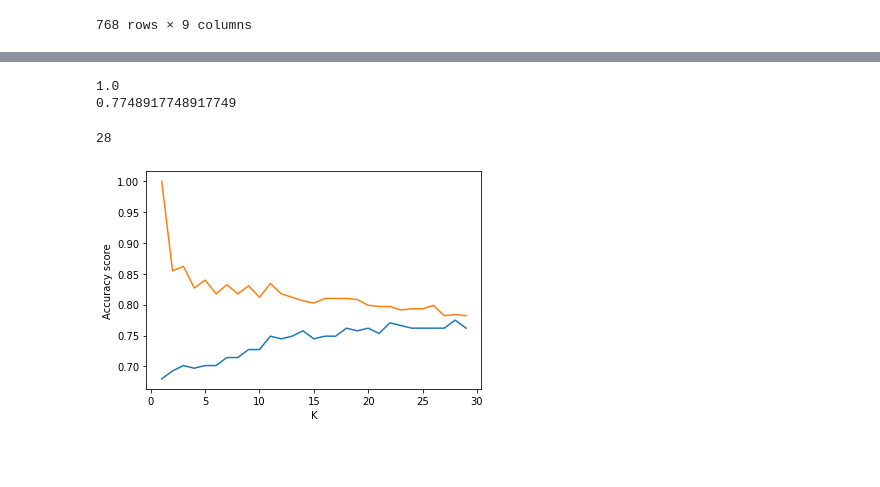
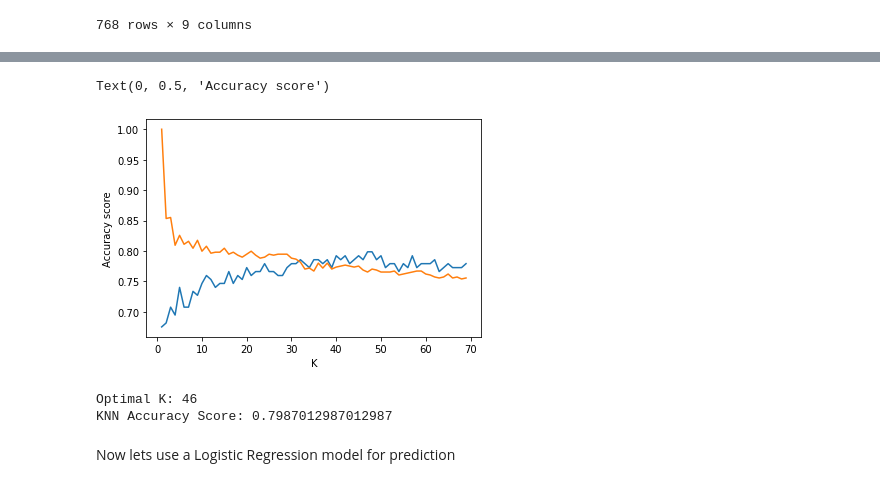
Before and after one commit to arminrm/IBM_data-science, a Jupyter notebook: Kaggle-datasets/Diabetes/diabetes.ipynb, the cells around one changed output, grey strips where cells are left out. Saved outputs shown, nothing was run; the diff lists cells and outputs as text; code cells hidden in the pictures; blank space fills up the shorter version.

```diff
--- a/Kaggle-datasets/Diabetes/diabetes.ipynb
+++ b/Kaggle-datasets/Diabetes/diabetes.ipynb
@@ -5,7 +5,7 @@ import seaborn as sns
 import matplotlib.pyplot as plt
 %matplotlib inline
 # %%
-df = pd.read_csv("C:\\Users\\armin\\Downloads\\diabetes.csv")
+df = pd.read_csv("C:\\Users\\armin\\Downloads\\IBM_data-science\\Kaggle-datasets\\Diabetes\\diabetes.csv")
 print(df.head(5))
 # %% [output]
    Pregnancies  Glucose  BloodPressure  SkinThickness  Insulin   BMI  \
@@ -98,6 +116,5 @@ for col in columns:
 # %%
 #Create model
-
 from sklearn.neighbors import KNeighborsClassifier
 from sklearn.metrics import jaccard_score, accuracy_score
 from sklearn.model_selection import train_test_split
@@ -108,33 +125,34 @@ test_score = []
 X = df.drop("Outcome", axis=1)
 y = df["Outcome"]
 
-for i in range(1,30):
+for i in range(1,70):
 
-    X_train, X_test, y_train, y_test = train_test_split(X, y, test_size=0.3, random_state=42)
+    X_train, X_test, y_train, y_test = train_test_split(X, y, test_size=0.2,random_state=42)
     knn = KNeighborsClassifier(i)
     knn.fit(X_train, y_train)
 
     train_pred = knn.predict(X_train)
     test_pred = knn.predict(X_test)
 
+    plt.hist()
+
     train_score.append(accuracy_score(train_pred, y_train))
     test_score.append(accuracy_score(test_pred, y_test ))
-
-print(max(train_score))
-print(max(test_score))
-# %% [output]
-1.0
-0.7748917748917749
 # %%
-for i, score in enumerate(test_score):
-    if score == max(test_score):
-        index = i + 1
+index = test_score.index(max(test_score))
 
-sns.lineplot(range(1, 30), y=test_score)
-sns.lineplot(range(1, 30), y=train_score)
+sns.lineplot(range(1, 70), y=test_score)
+sns.lineplot(range(1, 70), y=train_score)
 plt.xlabel("K")
 plt.ylabel("Accuracy score")
-index
 # %% [output]
-28
+Text(0, 0.5, 'Accuracy score')
-[figure, old version]
+[figure, new version]
+# %%
+print("Optimal K:", index)
+print("KNN Accuracy Score:", max(test_score))
+# %% [output]
+Optimal K: 46
+KNN Accuracy Score: 0.7987012987012987
+# %% [markdown]
+Now lets use a Logistic Regression model for prediction
```
Also changed, not shown: parts of 6 cells of this notebook.
